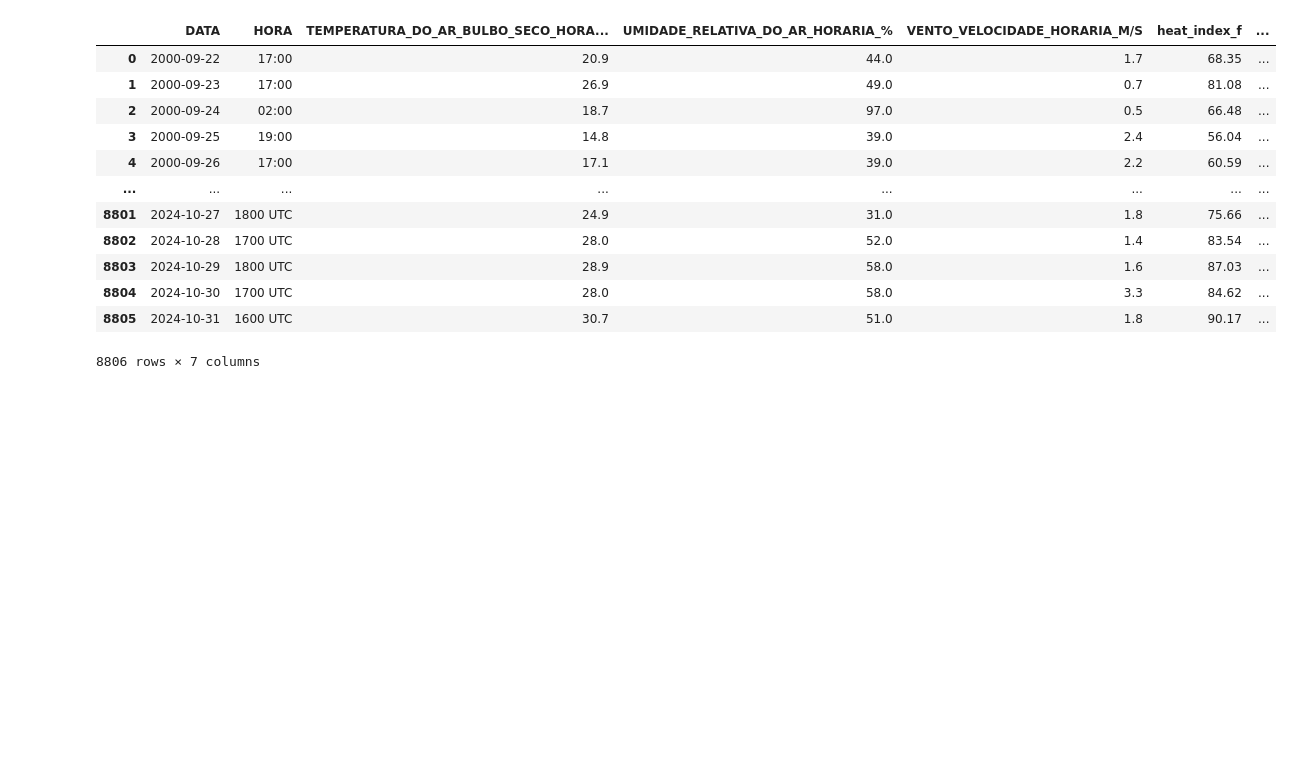
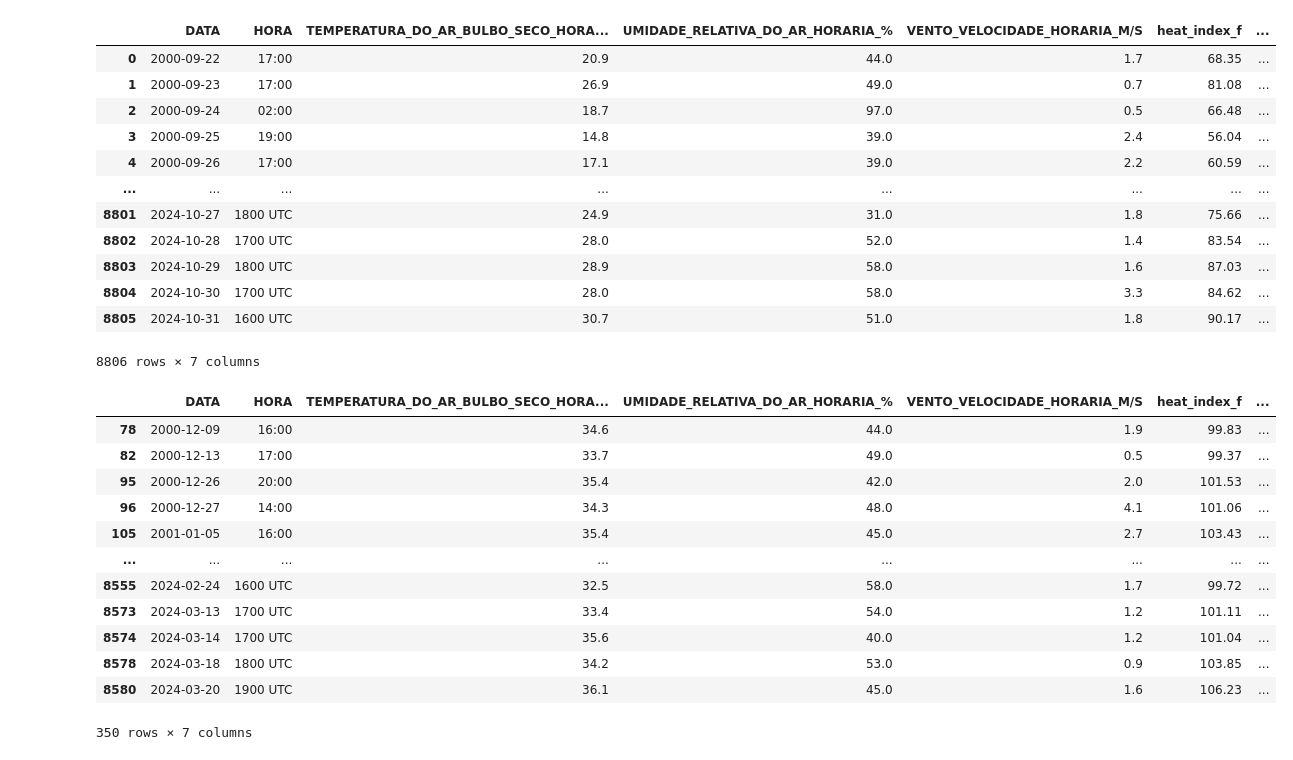
Before and after one commit to ThierrryScotto/trabalho_pratico, a Jupyter notebook: EDA_IMNET.ipynb, the cells around one changed output. Drawn from its saved outputs; the diff is of its cells as text; code cells hidden in the pictures; blank space fills up the shorter version.

```diff
--- a/EDA_IMNET.ipynb
+++ b/EDA_IMNET.ipynb
@@ -483,3 +501,19 @@ grouped_df
 | 8804 | 2024-10-30 | 1700 UTC | 28.0 | 58.0 | 3.3 | 84.62 | ... |
 | 8805 | 2024-10-31 | 1600 UTC | 30.7 | 51.0 | 1.8 | 90.17 | ... |
 8806 rows × 7 columns
+# %%
+grouped_df[grouped_df['heat_index'] > 37.2]
+# %% [output]
+|  | DATA | HORA | TEMPERATURA_DO_AR_BULBO_SECO_HORA... | UMIDADE_RELATIVA_DO_AR_HORARIA_% | VENTO_VELOCIDADE_HORARIA_M/S | heat_index_f | ... |
+| 78 | 2000-12-09 | 16:00 | 34.6 | 44.0 | 1.9 | 99.83 | ... |
+| 82 | 2000-12-13 | 17:00 | 33.7 | 49.0 | 0.5 | 99.37 | ... |
+| 95 | 2000-12-26 | 20:00 | 35.4 | 42.0 | 2.0 | 101.53 | ... |
+| 96 | 2000-12-27 | 14:00 | 34.3 | 48.0 | 4.1 | 101.06 | ... |
+| 105 | 2001-01-05 | 16:00 | 35.4 | 45.0 | 2.7 | 103.43 | ... |
+| ... | ... | ... | ... | ... | ... | ... | ... |
+| 8555 | 2024-02-24 | 1600 UTC | 32.5 | 58.0 | 1.7 | 99.72 | ... |
+| 8573 | 2024-03-13 | 1700 UTC | 33.4 | 54.0 | 1.2 | 101.11 | ... |
+| 8574 | 2024-03-14 | 1700 UTC | 35.6 | 40.0 | 1.2 | 101.04 | ... |
+| 8578 | 2024-03-18 | 1800 UTC | 34.2 | 53.0 | 0.9 | 103.85 | ... |
+| 8580 | 2024-03-20 | 1900 UTC | 36.1 | 45.0 | 1.6 | 106.23 | ... |
+350 rows × 7 columns
```
Also changed, not shown: parts of 27 cells of this notebook.
